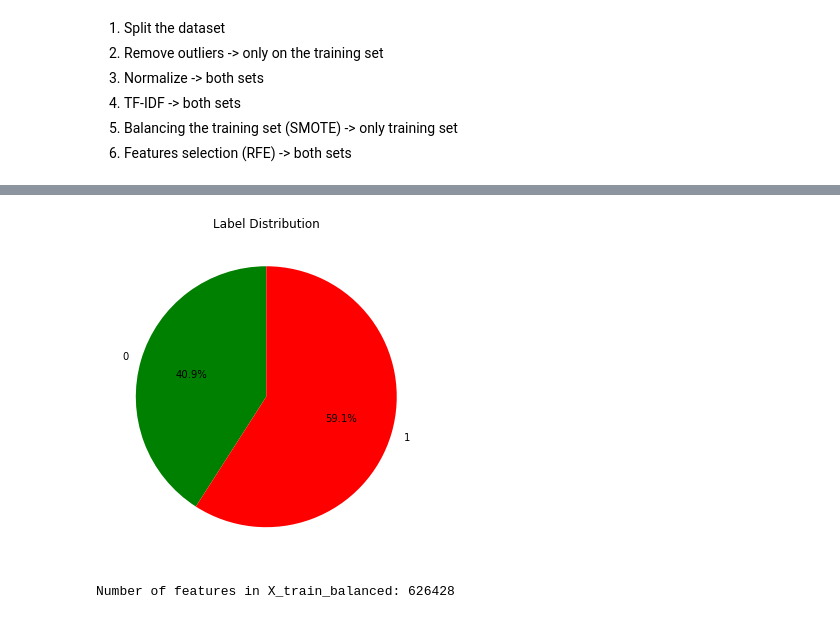
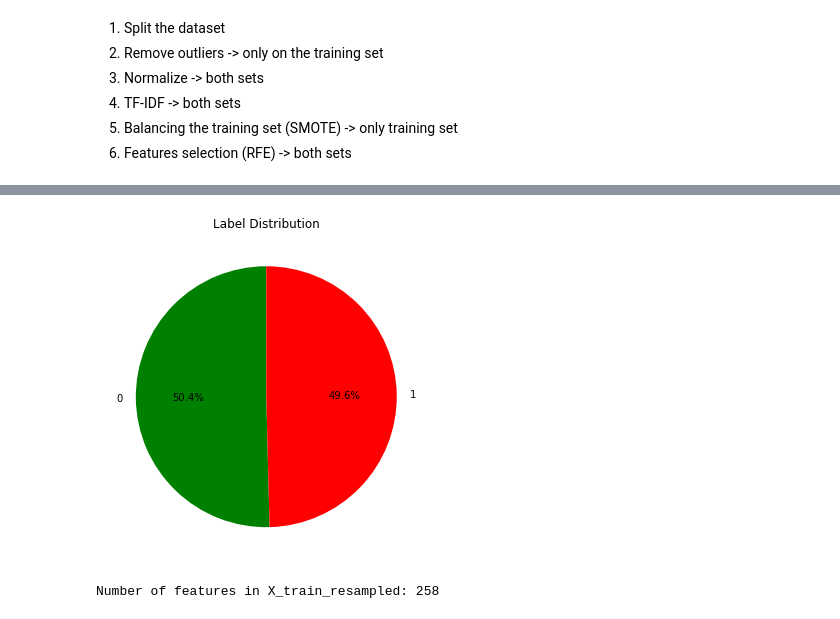
Before and after one commit to FilippoSechi/HateSpeechDetection, a Jupyter notebook: notebook.ipynb, the cells around one changed output, grey strips where cells are left out. Cells and saved outputs as stored; diff of their text form; code cells hidden in the pictures.

```diff
--- a/notebook.ipynb
+++ b/notebook.ipynb
@@ -453,6 +456,36 @@ scaler.fit(X_train[columns_to_scale])
 # Transform the selected columns
 X_train[columns_to_scale] = scaler.transform(X_train[columns_to_scale])
 X_test[columns_to_scale] = scaler.transform(X_test[columns_to_scale])
+# %%
+import pandas as pd
+import random
+from sklearn.utils import resample
+
+# Assuming you have a pandas DataFrame 'df' containing features in X_train and labels in y_train
+
+# Combine features and labels into a single DataFrame
+df = pd.concat([X_train, y_train], axis=1)
+
+# Determine the majority and minority classes
+class_counts = df['Label'].value_counts()
+majority_class = class_counts.idxmax()
+minority_class = class_counts.idxmin()
+
+# Identify instances from the majority class to undersample
+majority_indices = df[df['Label'] == majority_class].index
+minority_indices = df[df['Label'] == minority_class].index
+undersampled_majority_indices = resample(majority_indices,
+                                         n_samples=int(len(minority_indices)*random.uniform(0.8, 1.2)),
+                                         replace=False, random_state=42)
+
+# Combine undersampled majority class with minority class
+undersampled_indices = pd.Index(
+    np.concatenate([undersampled_majority_indices, df[df['Label'] == minority_class].index]))
+undersampled_df = df.loc[undersampled_indices]
+
+# Separate undersampled features and labels
+X_train = undersampled_df.drop('Label', axis=1)
+y_train = undersampled_df['Label']
 # %%
 #4)
 import pandas as pd
@@ -462,7 +495,7 @@ from scipy import sparse
 
 # Preprocess text data
 # Example: Tokenization and TF-IDF vectorization
-vectorizer = TfidfVectorizer(max_features=300)
+vectorizer = TfidfVectorizer(max_features=250)
 X_train_tfidf = pd.DataFrame.sparse.from_spmatrix(vectorizer.fit_transform(X_train['Content']))
 
 # Transform the test data
@@ -500,8 +518,8 @@ y_train_resampled.to_csv("y_train_resampled.csv", index=False)
 # %%
-label_distribution(y_train_resampled)
+label_distribution(y_train)
 
-n_features = X_train.shape[0]
-print("Number of features in X_train_balanced:", n_features)
+n_features = X_train.shape[1]
+print("Number of features in X_train_resampled:", n_features)
 # %% [output]
-[figure, old version]
+[figure, new version]
-Number of features in X_train_balanced: 626428
+Number of features in X_train_resampled: 258
```
Also changed, not shown: parts of 12 cells of this notebook.
